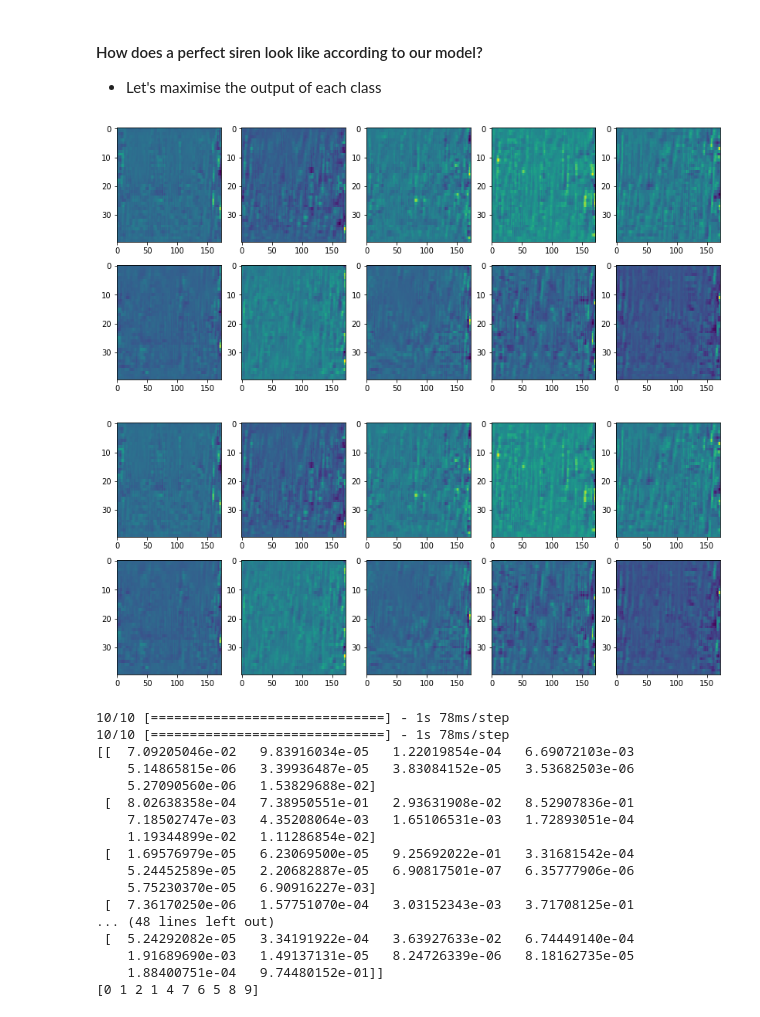
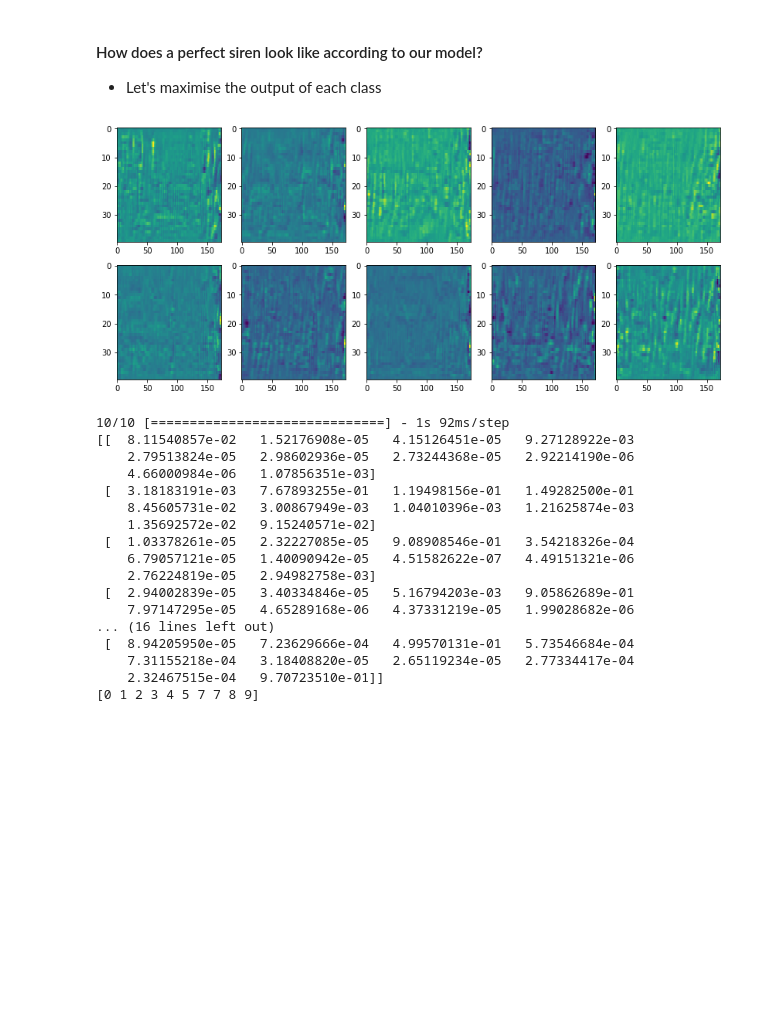
Before and after one commit to iwonasob/DLGdansk, a Jupyter notebook: What has our model learnt?.ipynb, the cells around one changed output. Drawn from its saved outputs; the diff is of its cells as text; code cells hidden in the pictures; blank space fills up the shorter version.

```diff
--- a/What has our model learnt?.ipynb
+++ b/What has our model learnt?.ipynb
@@ -288,55 +263,55 @@ for idx in range(0,filters.shape[3]):
 # %%
 max_output=[]
 
 for out in range(0,10):
     # define a cost function to maximise
     cost = K.mean(model.output[:,out])
 
     grads = 0
     # compute the gradient of the input picture wrt this cost
     grads = K.gradients(cost, input_data)[0]
 
     # normalize the gradient
     grads /= (K.sqrt(K.mean(K.square(grads))) + 1e-5)
 
     # this function returns the cost and grads given the input picture
     iterate = K.function([input_data], [cost, grads])
 
     input_data_gen = np.random.random((1, n_frames, n_features, 1))
-    for i in range(50):
+    for i in range(200):
         loss_value, grads_value = iterate([input_data_gen])
-        input_data_gen += grads_value
+        input_data_gen_tmp = input_data_gen +grads_value
+        input_data_gen = input_data_gen_tmp
         if loss_value <= 0:
            # some filters get stuck to 0, we can skip them
             break
     max_output.append(input_data_gen)
 
 fig = plt.figure()
 for idx, im in enumerate(max_output):
     plt.subplot(2,5,idx+1)
     plt.imshow(im[0,:,:,0].T, aspect='auto')
 # %% [output]
-[figure, old version]
+[figure, new version]
-[figure, removed]
 # %%
 prediction = model.predict(np.squeeze(np.array(max_output),axis=1), batch_size=10, verbose=1)
 print(prediction)
 print(prediction.argmax(axis=0))
 # %% [output]
-10/10 [==============================] - 1s 78ms/step
-10/10 [==============================] - 1s 78ms/step
-[[  7.09205046e-02   9.83916034e-05   1.22019854e-04   6.69072103e-03
-    5.14865815e-06   3.39936487e-05   3.83084152e-05   3.53682503e-06
-    5.27090560e-06   1.53829688e-02]
- [  8.02638358e-04   7.38950551e-01   2.93631908e-02   8.52907836e-01
-    7.18502747e-03   4.35208064e-03   1.65106531e-03   1.72893051e-04
-    1.19344899e-02   1.11286854e-02]
- [  1.69576979e-05   6.23069500e-05   9.25692022e-01   3.31681542e-04
-    5.24452589e-05   2.20682887e-05   6.90817501e-07   6.35777906e-06
-    5.75230370e-05   6.90916227e-03]
- [  7.36170250e-06   1.57751070e-04   3.03152343e-03   3.71708125e-01
-... (48 lines left out)
- [  5.24292082e-05   3.34191922e-04   3.63927633e-02   6.74449140e-04
-    1.91689690e-03   1.49137131e-05   8.24726339e-06   8.18162735e-05
-    1.88400751e-04   9.74480152e-01]]
-[0 1 2 1 4 7 6 5 8 9]
+10/10 [==============================] - 1s 92ms/step
+[[  8.11540857e-02   1.52176908e-05   4.15126451e-05   9.27128922e-03
+    2.79513824e-05   2.98602936e-05   2.73244368e-05   2.92214190e-06
+    4.66000984e-06   1.07856351e-03]
+ [  3.18183191e-03   7.67893255e-01   1.19498156e-01   1.49282500e-01
+    8.45605731e-02   3.00867949e-03   1.04010396e-03   1.21625874e-03
+    1.35692572e-02   9.15240571e-02]
+ [  1.03378261e-05   2.32227085e-05   9.08908546e-01   3.54218326e-04
+    6.79057121e-05   1.40090942e-05   4.51582622e-07   4.49151321e-06
+    2.76224819e-05   2.94982758e-03]
+ [  2.94002839e-05   3.40334846e-05   5.16794203e-03   9.05862689e-01
+    7.97147295e-05   4.65289168e-06   4.37331219e-05   1.99028682e-06
+... (16 lines left out)
+ [  8.94205950e-05   7.23629666e-04   4.99570131e-01   5.73546684e-04
+    7.31155218e-04   3.18408820e-05   2.65119234e-05   2.77334417e-04
+    2.32467515e-04   9.70723510e-01]]
+[0 1 2 3 4 5 7 7 8 9]
```
Also changed, not shown: parts of 16 cells of this notebook.
